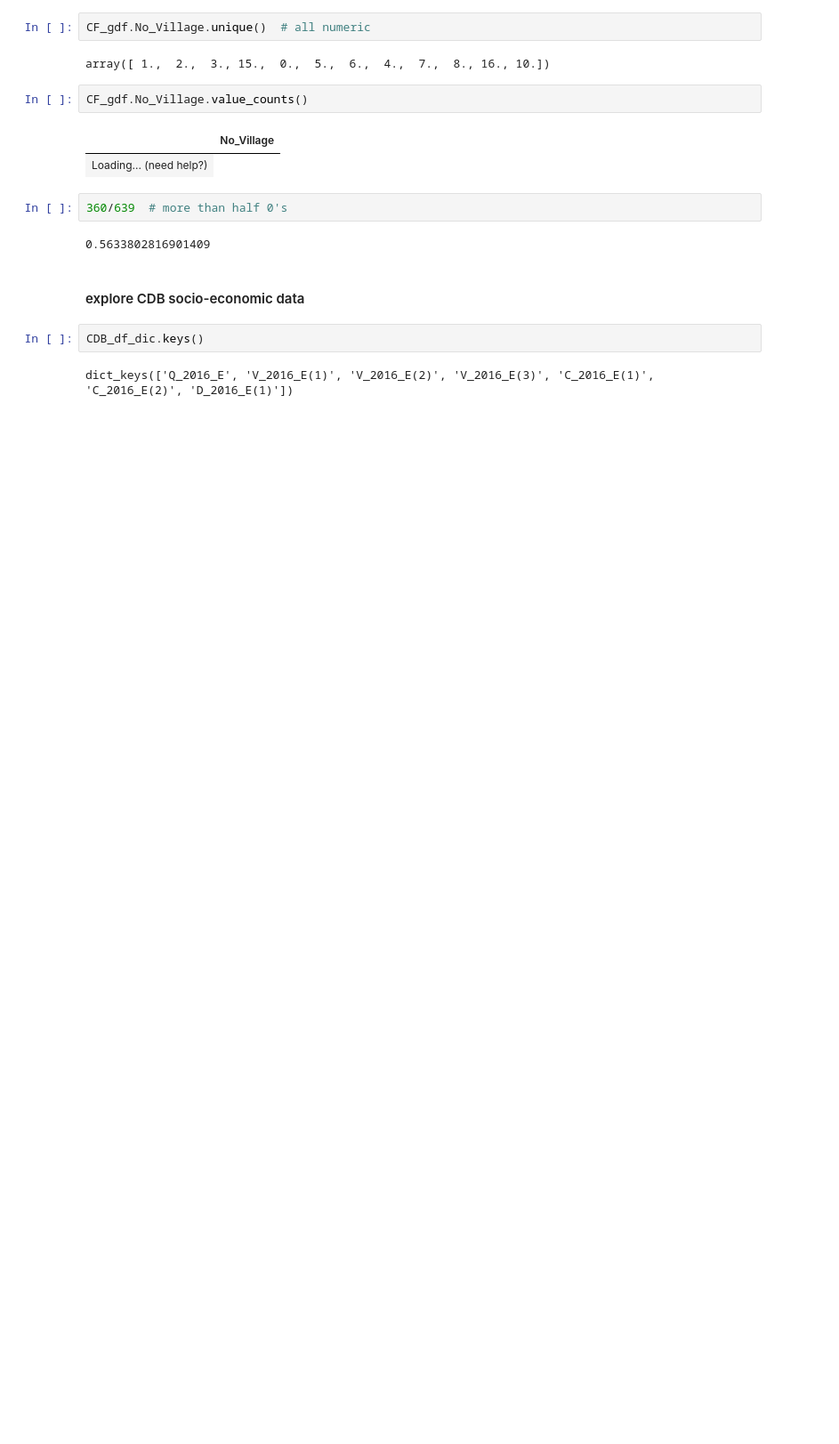
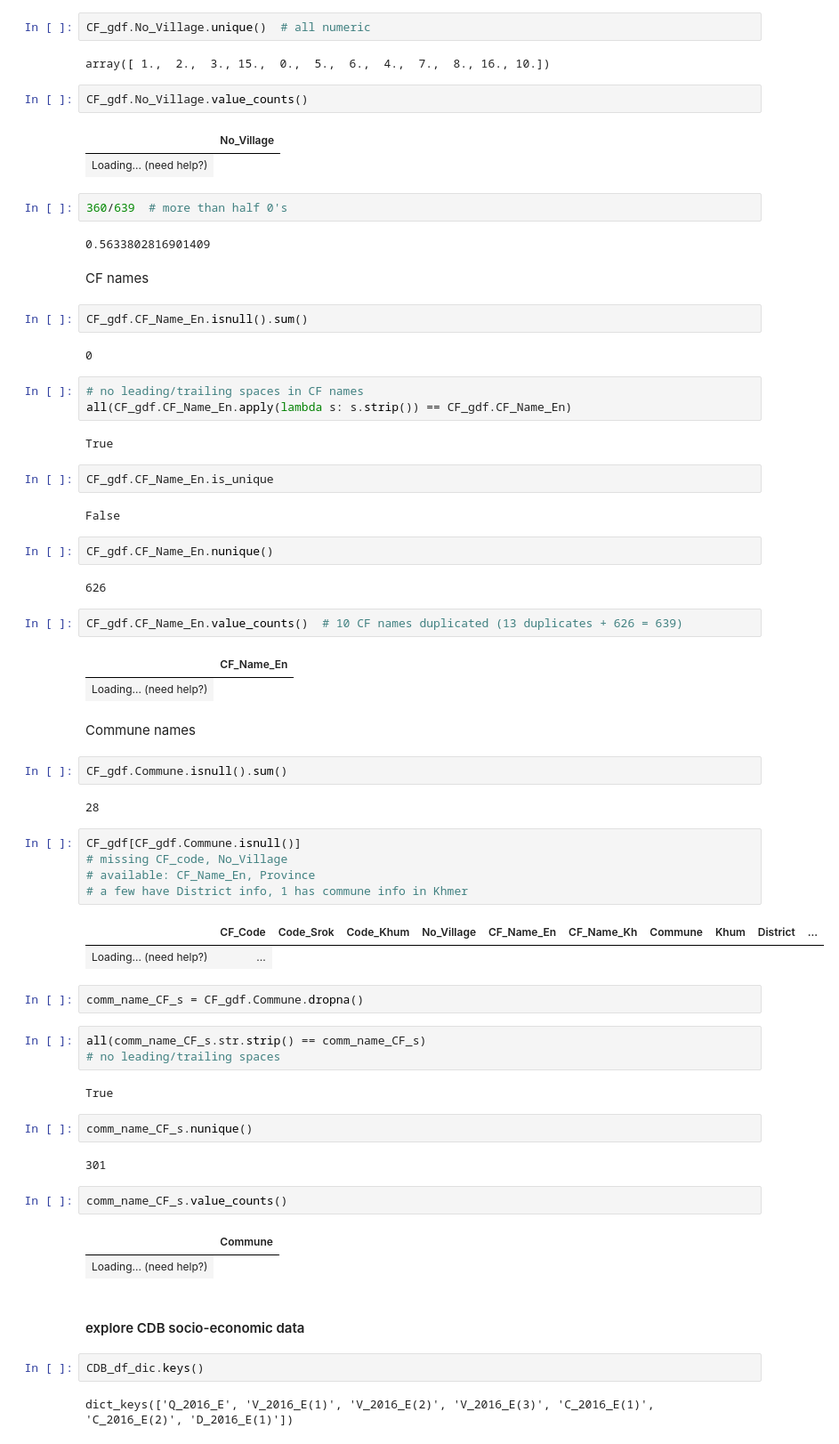
Before and after one commit to sig-gis/mpi, a Jupyter notebook: code/other/village_info_in_CF_vs_CDB.ipynb, the cells around one changed output. Shown at 89% size. Drawn from its saved outputs; the diff is of its cells as text; blank space fills up the shorter version.

```diff
--- a/code/other/village_info_in_CF_vs_CDB.ipynb
+++ b/code/other/village_info_in_CF_vs_CDB.ipynb
@@ -84,6 +94,60 @@ CF_gdf.No_Village.value_counts()
 360/639  # more than half 0's
 # %% [output]
 0.5633802816901409
+# %% [markdown]
+CF names
+# %%
+CF_gdf.CF_Name_En.isnull().sum()
+# %% [output]
+0
+# %%
+# no leading/trailing spaces in CF names
+all(CF_gdf.CF_Name_En.apply(lambda s: s.strip()) == CF_gdf.CF_Name_En)
+# %% [output]
+True
+# %%
+CF_gdf.CF_Name_En.is_unique
+# %% [output]
+False
+# %%
+CF_gdf.CF_Name_En.nunique()
+# %% [output]
+626
+# %%
+CF_gdf.CF_Name_En.value_counts()  # 10 CF names duplicated (13 duplicates + 626 = 639)
+# %% [output]
+|  | CF_Name_En |
+| Loading... (need help?) |
+# %% [markdown]
+Commune names
+# %%
+CF_gdf.Commune.isnull().sum()
+# %% [output]
+28
+# %%
+CF_gdf[CF_gdf.Commune.isnull()]
+# missing CF_code, No_Village
+# available: CF_Name_En, Province
+# a few have District info, 1 has commune info in Khmer
+# %% [output]
+|  | CF_Code | Code_Srok | Code_Khum | No_Village | CF_Name_En | CF_Name_Kh | Commune | Khum | District | ... |
+| Loading... (need help?) | ... |
+# %%
+comm_name_CF_s = CF_gdf.Commune.dropna()
+# %%
+all(comm_name_CF_s.str.strip() == comm_name_CF_s)
+# no leading/trailing spaces
+# %% [output]
+True
+# %%
+comm_name_CF_s.nunique()
+# %% [output]
+301
+# %%
+comm_name_CF_s.value_counts()
+# %% [output]
+|  | Commune |
+| Loading... (need help?) |
 # %% [markdown]
 #### explore CDB socio-economic data
 # %%
```
Also changed, not shown: parts of 61 cells of this notebook.
